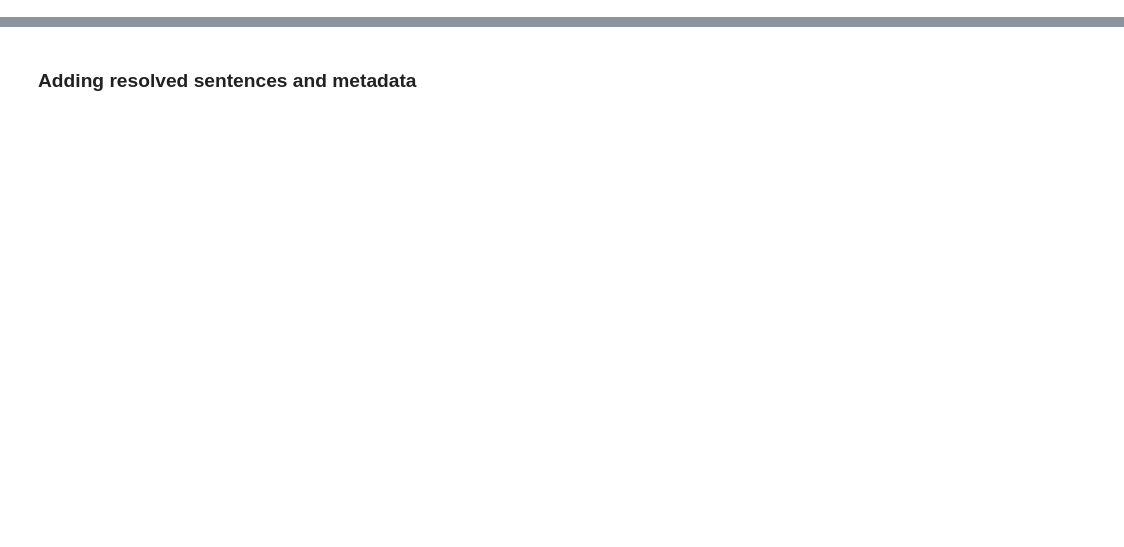
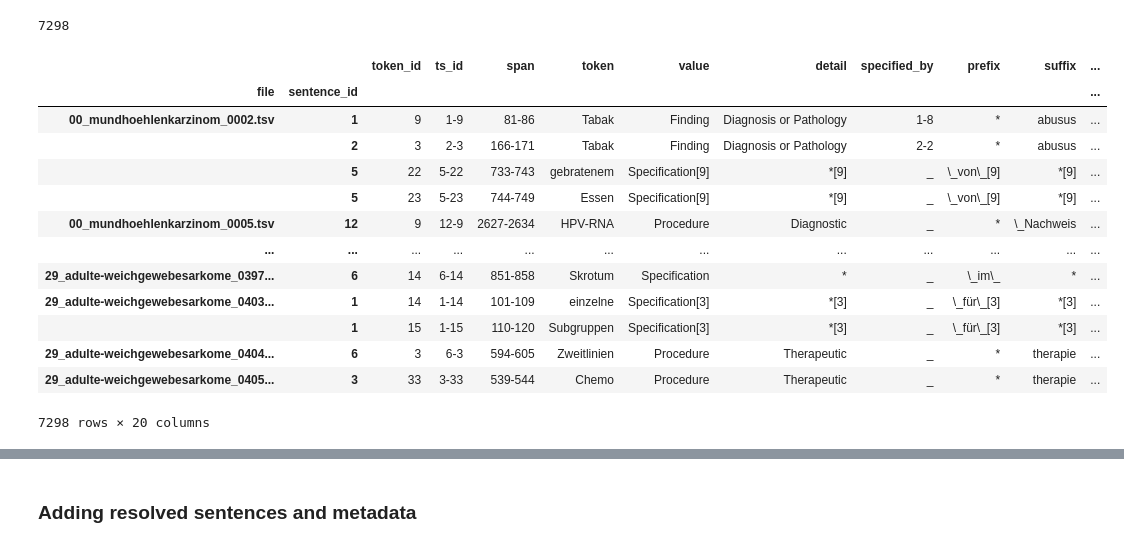
Before and after one commit to hpi-dhc/ggponc_annotation, a Jupyter notebook: notebooks/05_Ellipses.ipynb, the cells around one changed output, grey strips where cells are left out. Saved outputs shown, nothing was run; the diff lists cells and outputs as text; code cells hidden in the pictures; blank space fills up the shorter version.

Commit message:
Update Ellipses script

```diff
--- a/notebooks/05_Ellipses.ipynb
+++ b/notebooks/05_Ellipses.ipynb
@@ -56,3 +49,26 @@ ellipses = iob_df[~iob_df.prefix.str.match(EMPTY_REGEX) | ~iob_df.suffix.str.mat
+# %%
+# Anything containing a prefix, suffix or fragment is potentially an elliptical construct
+ellipses = iob_df[~iob_df.prefix.str.match(EMPTY_REGEX) | ~iob_df.suffix.str.match(EMPTY_REGEX) | ~iob_df.fragment.str.match(EMPTY_REGEX)].copy()
+len(ellipses)
+# %% [output]
+7298
+# %%
+ellipses
+# %% [output]
+|  |  | token_id | ts_id | span | token | value | detail | specified_by | prefix | suffix | ... |
+| file | sentence_id |  |  |  |  |  |  |  |  |  | ... |
+| 00_mundhoehlenkarzinom_0002.tsv | 1 | 9 | 1-9 | 81-86 | Tabak | Finding | Diagnosis or Pathology | 1-8 | * | abusus | ... |
+|  | 2 | 3 | 2-3 | 166-171 | Tabak | Finding | Diagnosis or Pathology | 2-2 | * | abusus | ... |
+|  | 5 | 22 | 5-22 | 733-743 | gebratenem | Specification[9] | *[9] | _ | \_von\_[9] | *[9] | ... |
+|  | 5 | 23 | 5-23 | 744-749 | Essen | Specification[9] | *[9] | _ | \_von\_[9] | *[9] | ... |
+| 00_mundhoehlenkarzinom_0005.tsv | 12 | 9 | 12-9 | 2627-2634 | HPV-RNA | Procedure | Diagnostic | _ | * | \_Nachweis | ... |
+| ... | ... | ... | ... | ... | ... | ... | ... | ... | ... | ... | ... |
+| 29_adulte-weichgewebesarkome_0397... | 6 | 14 | 6-14 | 851-858 | Skrotum | Specification | * | _ | \_im\_ | * | ... |
+| 29_adulte-weichgewebesarkome_0403... | 1 | 14 | 1-14 | 101-109 | einzelne | Specification[3] | *[3] | _ | \_für\_[3] | *[3] | ... |
+|  | 1 | 15 | 1-15 | 110-120 | Subgruppen | Specification[3] | *[3] | _ | \_für\_[3] | *[3] | ... |
+| 29_adulte-weichgewebesarkome_0404... | 6 | 3 | 6-3 | 594-605 | Zweitlinien | Procedure | Therapeutic | _ | * | therapie | ... |
+| 29_adulte-weichgewebesarkome_0405... | 3 | 33 | 3-33 | 539-544 | Chemo | Procedure | Therapeutic | _ | * | therapie | ... |
+7298 rows × 20 columns
 # %%
 %%time
 results = resolve_ellipses(ellipses, iob_df)
```
Also changed, not shown: parts of 42 cells of this notebook, 1 other file.
